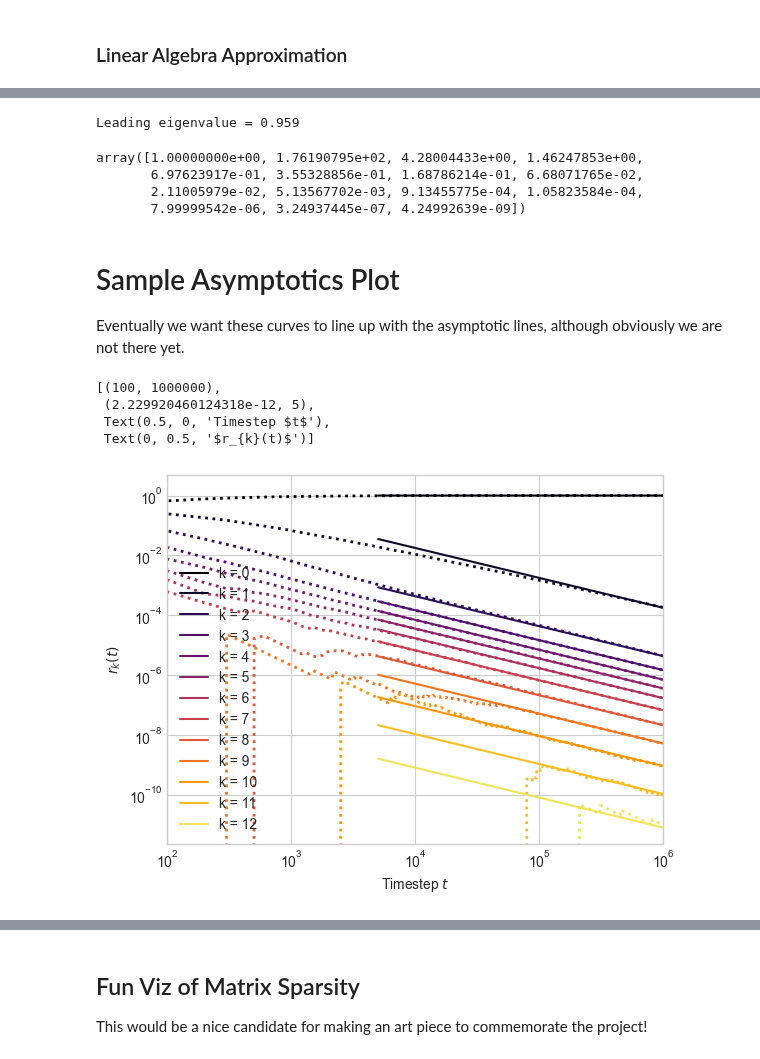
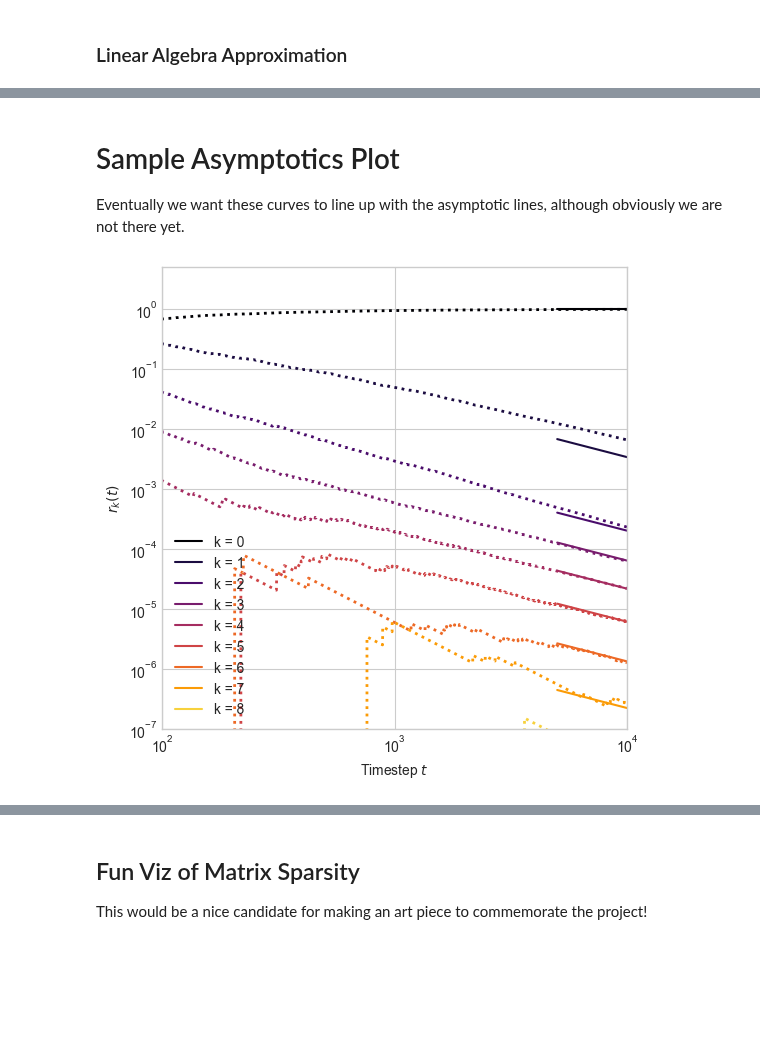
Before and after one commit to hexie1995/HyperGraph, a Jupyter notebook: code/analytic-intersections.ipynb, the cells around one changed output, grey strips where cells are left out. Saved outputs shown, nothing was run; the diff lists cells and outputs as text; code cells hidden in the pictures; blank space fills up the shorter version.

Commit message:
draft asymptotics figure for main text

```diff
--- a/code/analytic-intersections.ipynb
+++ b/code/analytic-intersections.ipynb
@@ -85,8 +92,20 @@ for cc in range(timesteps):
+# %%
+def approximation(k_max, pars):
+    MC = m.MatrixConstructor(k_max, pars)
+    M = MC.matrix_of_linear_map()
+    EV = np.linalg.eig(M)
+    print(f"Leading eigenvalue = {np.abs(EV[0][0]):.3f}")
+    v = np.abs(EV[1][:, np.argmax(EV[0])])
+    T = m.vec_to_tensor(v, k_max)
+
+    return M, T
+# %%
+r, R = intersection_profile(H)
 # %%
 fig, ax = plt.subplots(1, 1)
-R = R / R.sum(axis = 1)[:, None]
+# R = R / R.sum(axis = 1)[:, None]
 for k in range(k_max):
-    ax.plot(np.arange(timesteps // update_every)*update_every, R[:, k], label = f"k = {k}", linestyle = "--")
+    ax.plot(R[:, k], label = f"k = {k}", linestyle = "--")
 
 ax.loglog()
 ax.legend()
@@ -96,8 +115,7 @@ ax.legend()
 # %% [markdown]
 ### Linear Algebra Approximation
 # %%
-MC = m.MatrixConstructor(k_max, pars)
-M = MC.matrix_of_linear_map()
+M, T = approximation(k_max, pars)
 plt.imshow(M > 0, vmin = 0, vmax = 1)
 plt.gca().axis("off")
 plt.gca().set(title = f"Sparsity: {(M == 0).mean():.3f}")
@@ -106,25 +125,4 @@ plt.gca().set(title = f"Sparsity: {(M == 0).mean():.3f}")
 [figure]
-# %%
-EV = np.linalg.eig(M)
-# EV = np.linalg.eig(M.T)
-
-# v = np.abs(EV[1][:, np.argmax(EV[0])])
-print(f"Leading eigenvalue = {np.abs(EV[0][0]):.3f}")
-# %% [output]
-Leading eigenvalue = 0.959
-# %%
-v = np.abs(EV[1][:, np.argmax(EV[0])])
-T = m.vec_to_tensor(v, k_max)
-T = T / T[:,:,0].sum()
-
-q = T.sum(axis = (0, 1))
-q
-# np.log(q)
-# %% [output]
-array([1.00000000e+00, 1.76190795e+02, 4.28004433e+00, 1.46247853e+00,
-       6.97623917e-01, 3.55328856e-01, 1.68786214e-01, 6.68071765e-02,
-       2.11005979e-02, 5.13567702e-03, 9.13455775e-04, 1.05823584e-04,
-       7.99999542e-06, 3.24937445e-07, 4.24992639e-09])
 # %% [markdown]
 # Sample Asymptotics Plot
 
@@ -132,35 +135,33 @@ Eventually we want these curves to line up with the asymptotic lines, although o
 # %%
 import matplotlib.cm as cm
 cmap = cm.inferno
 
 k_min = 0
-show_k_up_to = 13
+show_k_up_to = 9
 
-fig, ax = plt.subplots(1, 1)
+fig, ax = plt.subplots(1, 1, figsize = (6, 6))
 R = R / R.sum(axis = 1)[:, None]
 for k in range(k_min, show_k_up_to):
-    ax.plot(np.arange(timesteps // update_every)*(update_every), R[:, k], linestyle = ":", color = cmap(k/show_k_up_to), linewidth = 2)
+    ax.plot(R[:, k], linestyle = ":", color = cmap(k/show_k_up_to), linewidth = 2)
     # ax.scatter(np.arange(timesteps // update_every)*(update_every), R[:, k],  color = cmap(k/show_k_up_to), facecolors = "none", s = 1)
 
 # T = T / T[:,:,0].sum()
 # q = T.sum(axis = (0, 1))
 # q = q / q.sum()
 # np.log(q)
 
-m_ = np.arange(50, 10000)*100 + 1
+m_ = np.arange(50, 1000)*100 + 1
 
 for k in range(k_min, show_k_up_to):
     if k == 0:
         ax.plot(q[k]*m_, np.ones_like(m_), label = f"k = {k}", color = cmap(k/show_k_up_to))
     else:
         ax.plot(m_, q[k]*1/m_, label = f"k = {k}", color = cmap(k/show_k_up_to))
 
 ax.loglog()
 plt.legend()
-ax.set(xlim = (100, timesteps), ylim = (None, 5), xlabel = r"Timestep $t$", ylabel = r"$r_{k}(t)$")
+ax.set(xlim = (100, timesteps), ylim = (1e-7, 5), xlabel = r"Timestep $t$", ylabel = r"$r_{k}(t)$")
+
+plt.savefig("../fig/talk/intersection-asymptotics.png", dpi = 300, bbox_inches = "tight")
 # %% [output]
-[(100, 1000000),
- (2.229920460124318e-12, 5),
- Text(0.5, 0, 'Timestep $t$'),
- Text(0, 0.5, '$r_{k}(t)$')]
-[figure, old version]
+[figure, new version]
```
Also changed, not shown: parts of 17 cells of this notebook, 1 other file.
